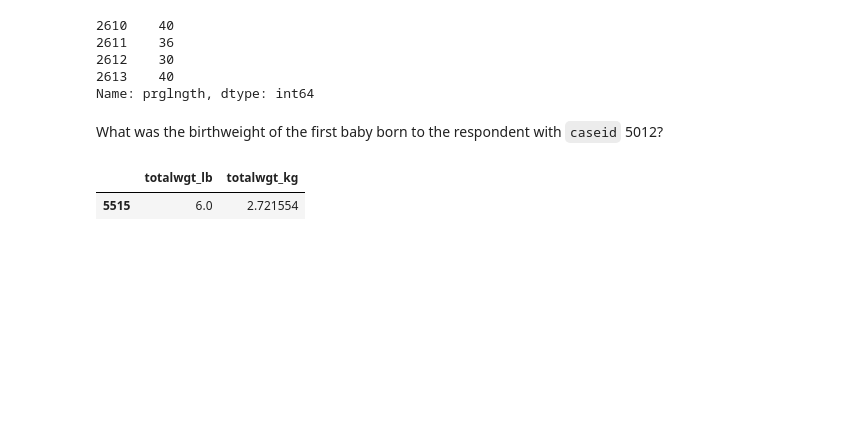
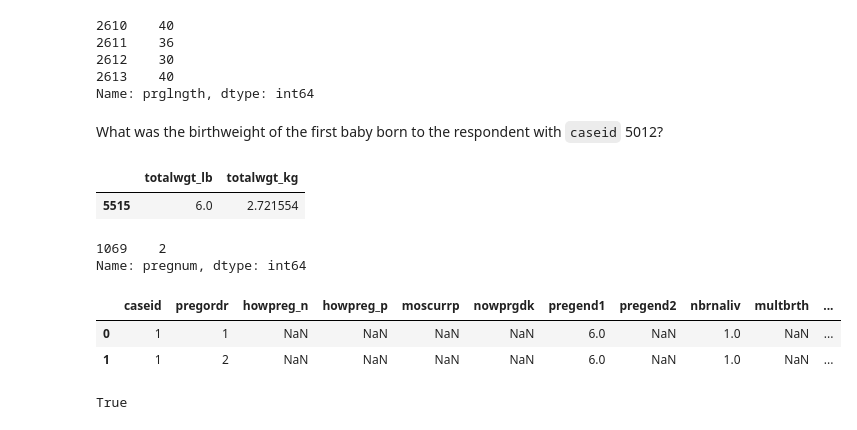
Before and after one commit to duukv/ThinkStats2, a Jupyter notebook: code/chap01ex.ipynb, the cells around one changed output. Saved outputs shown, nothing was run; the diff lists cells and outputs as text; code cells hidden in the pictures; blank space fills up the shorter version.

```diff
--- a/code/chap01ex.ipynb
+++ b/code/chap01ex.ipynb
@@ -314,3 +324,24 @@ preg[
 # %% [output]
 |  | totalwgt_lb | totalwgt_kg |
 | 5515 | 6.0 | 2.721554 |
+# %%
+resp[resp['caseid']==1]['pregnum']
+# %% [output]
+1069    2
+Name: pregnum, dtype: int64
+# %%
+preg[preg['caseid']==1]
+# %% [output]
+|  | caseid | pregordr | howpreg_n | howpreg_p | moscurrp | nowprgdk | pregend1 | pregend2 | nbrnaliv | multbrth | ... |
+| 0 | 1 | 1 | NaN | NaN | NaN | NaN | 6.0 | NaN | 1.0 | NaN | ... |
+| 1 | 1 | 2 | NaN | NaN | NaN | NaN | 6.0 | NaN | 1.0 | NaN | ... |
+# %%
+def validatePregnum():
+    for x in resp['caseid']:
+        if resp[resp['caseid']==x]['pregnum'].values[0]!=len(preg[preg['caseid']==x]):
+            return False
+    return True
+
+validatePregnum()
+# %% [output]
+True
```
Also changed, not shown: parts of 10 cells of this notebook, 1 other file.
